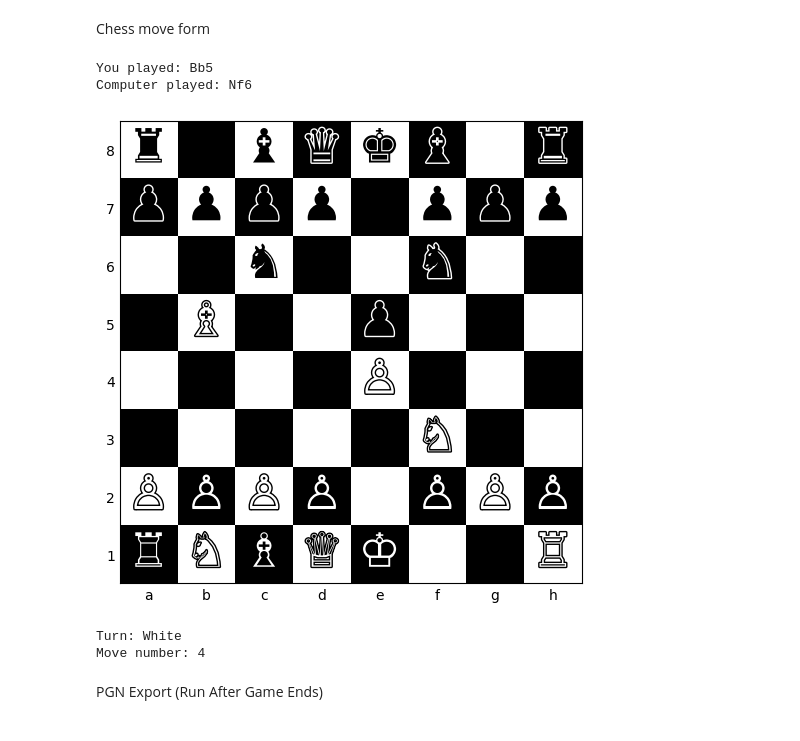
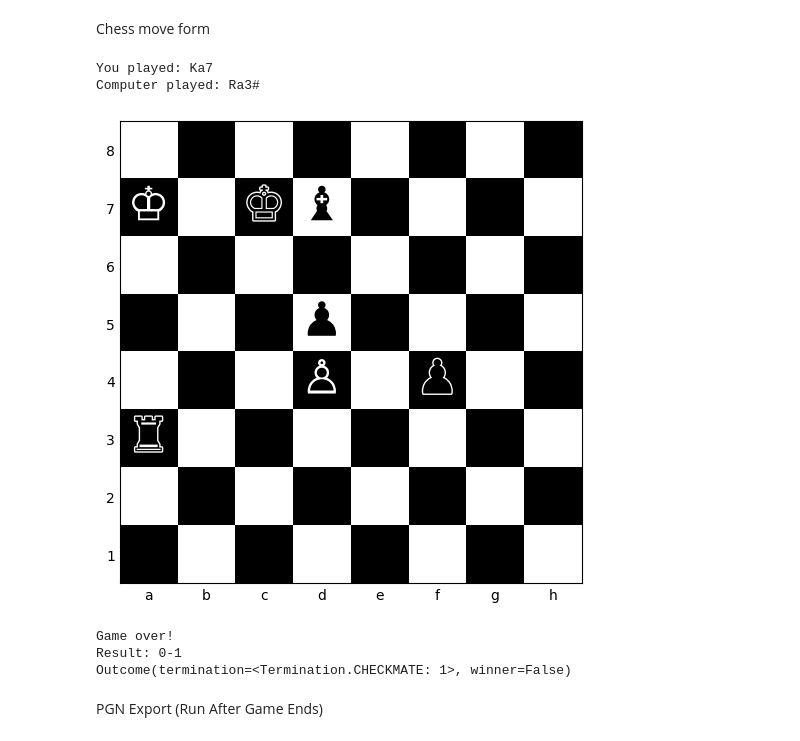
Before and after one commit to zacw-243L/CHESS, a Jupyter notebook: Humble_Chess_Bot.ipynb, the cells around one changed output. Saved outputs shown, nothing was run; the diff lists cells and outputs as text; code cells hidden in the pictures.

Commit message:
and that is one game

```diff
--- a/Humble_Chess_Bot.ipynb
+++ b/Humble_Chess_Bot.ipynb
@@ -189,7 +189,7 @@ Chess move form
 
 # @title Chess Move Controller { display-mode: "form" }
 
-move_text = "Bb5" # @param {type:"string"}
+move_text = "Ka7" # @param {type:"string"}
 
 move_text = move_text.strip()
 
@@ -217,38 +217,39 @@ else:
 
         # Computer moves if game continues
         if not board.is_game_over(claim_draw=True):
 
             # The "beginner" computer opponent
             result = engine.play(
                 board,
                 chess.engine.Limit(time=THINK_TIME)
                 )
             computer_move = result.move
             computer_san = board.san(computer_move)
             board.push(computer_move)
             print("Computer played:", computer_san)
 
     except ValueError:
         print("Illegal move or invalid notation!")
         print("Please try again.")
 
 # Render current position
 draw_board(board)
 
 # Check game status
 if board.is_game_over(claim_draw=True):
     print("Game over!")
     print("Result:", board.result(claim_draw=True))
     print(board.outcome(claim_draw=True))
 else:
     print("Turn:", "White" if board.turn else "Black")
     print("Move number:", board.fullmove_number)
 # %% [output]
-You played: Bb5
-Computer played: Nf6
+You played: Ka7
+Computer played: Ra3#
-[figure, old version]
+[figure, new version]
-Turn: White
-Move number: 4
+Game over!
+Result: 0-1
+Outcome(termination=<Termination.CHECKMATE: 1>, winner=False)
 # %% [markdown]
 PGN Export (Run After Game Ends)
 # %%
```
Also changed, not shown: parts of 1 cell of this notebook.
